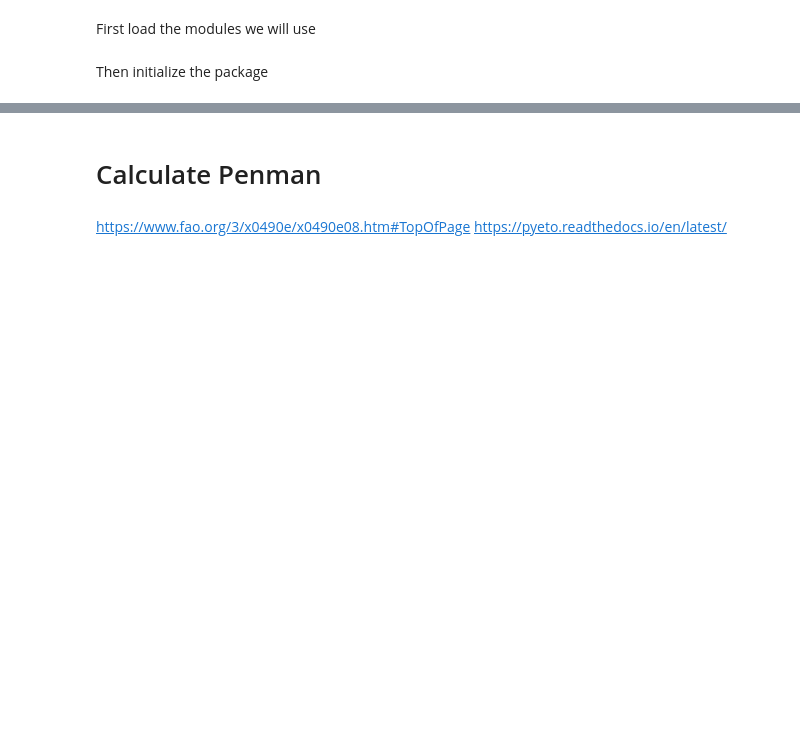
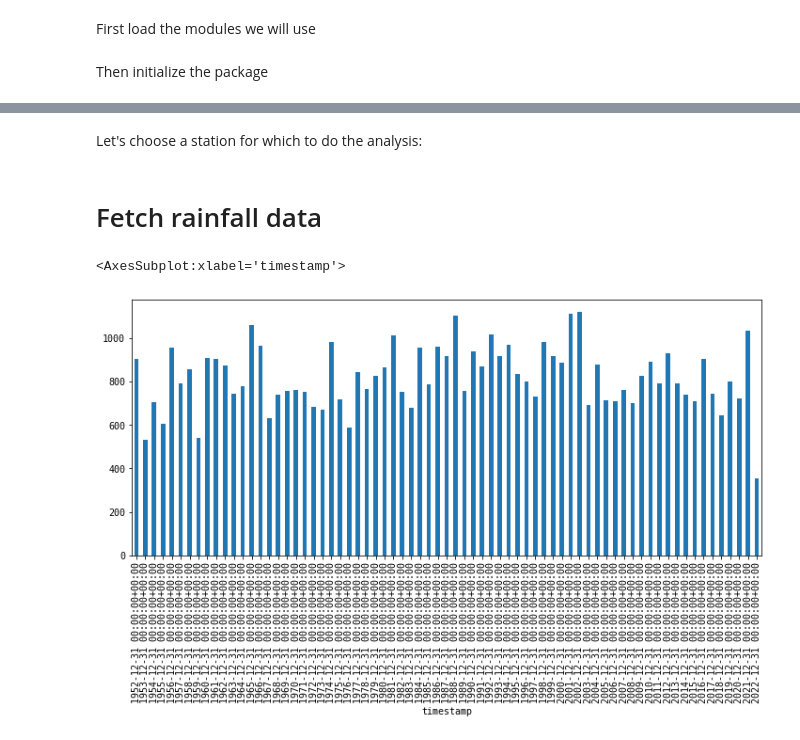
Before and after one commit to TimFranken/openkmi, a Jupyter notebook: examples/tutorial_neerslag_overschot.ipynb, the cells around one changed output, grey strips where cells are left out. Drawn from its saved outputs; the diff is of its cells as text; code cells hidden in the pictures; blank space fills up the shorter version.

```diff
--- a/examples/tutorial_neerslag_overschot.ipynb
+++ b/examples/tutorial_neerslag_overschot.ipynb
@@ -44,0 +49,2 @@ kmi.get_stations()
+# %% [markdown]
+Let's choose a station for which to do the analysis:
@@ -45,14 +54,18 @@ kmi.get_stations()
+# %% [markdown]
+# Fetch rainfall data
 # %%
 from owslib.fes import PropertyIsEqualTo
 custom_filt = PropertyIsEqualTo(propertyname='precip_range', literal='2')
-df_r = kmi.get_data('6447', start_date='1950-01-01T00:00:00', end_date= '2022-07-05T00:00:00',
+df_r = kmi.get_data(station_code, start_date='1950-01-01T00:00:00', end_date= datetime.datetime.now().strftime('%Y-%m-%dT00:00:00'),
                     parameter_list=['precip_quantity'], custom_filter=custom_filt)
 df_r = df_r[df_r.index.hour.isin([6,18])]
 # %%
 df_r = df_r.resample('d').sum()
-df_r.loc[df_r['precip_quantity'] > 100, 'precip_quantity']= 0
+# We assume values over 200mm / day are not realistic
+df_r.loc[df_r['precip_quantity'] > 200, 'precip_quantity']= 0
-# %% [markdown]
-# Calculate Penman
-# %% [markdown]
-https://www.fao.org/3/x0490e/x0490e08.htm#TopOfPage
-https://pyeto.readthedocs.io/en/latest/
+# %%
+fig, ax = plt.subplots(figsize=(12,5))
+df_r.resample('y').sum().plot.bar(ax=ax, legend=False)
+# %% [output]
+<AxesSubplot:xlabel='timestamp'>
+[figure, added]
```
Also changed, not shown: parts of 34 cells of this notebook.
